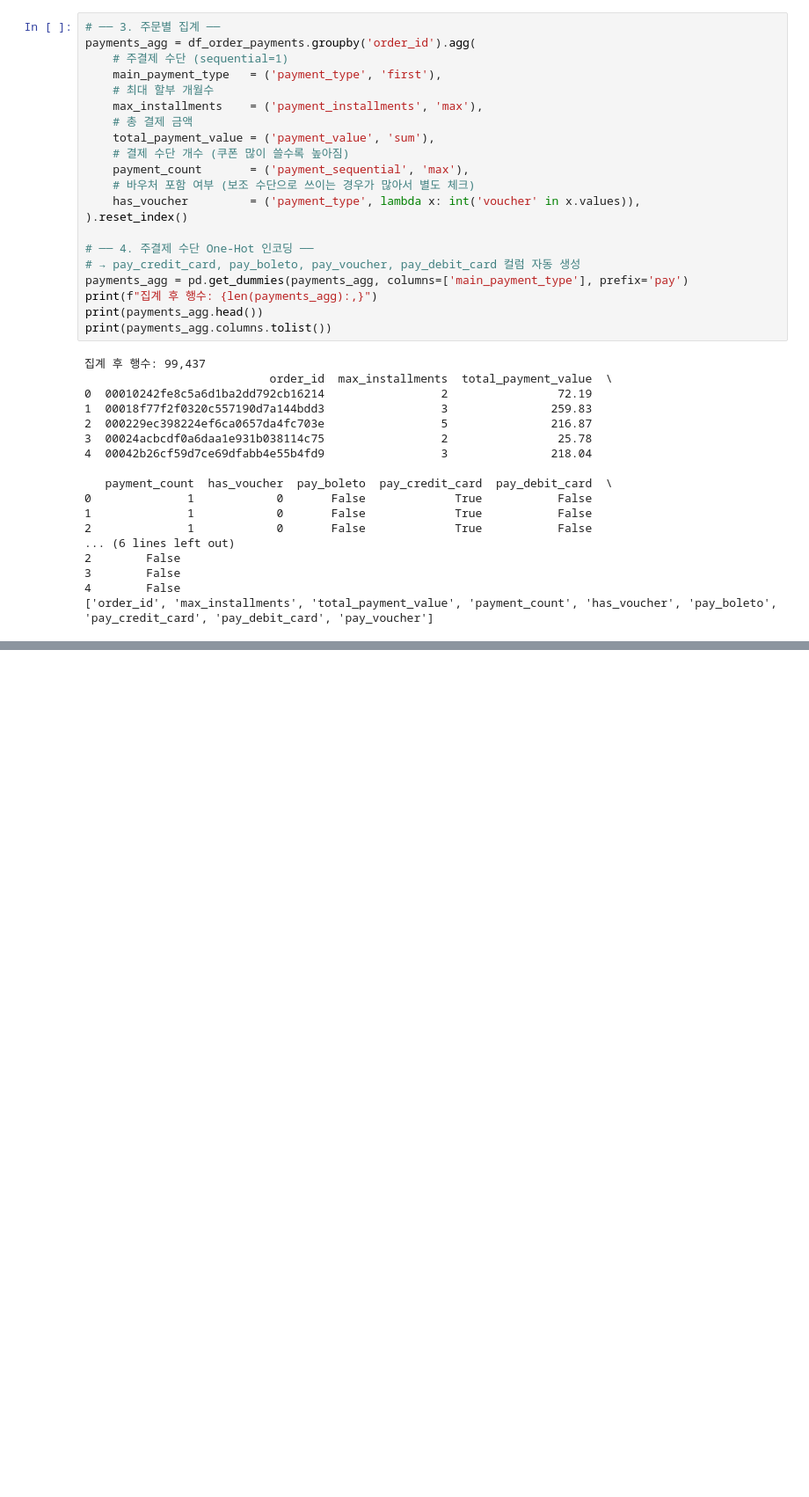
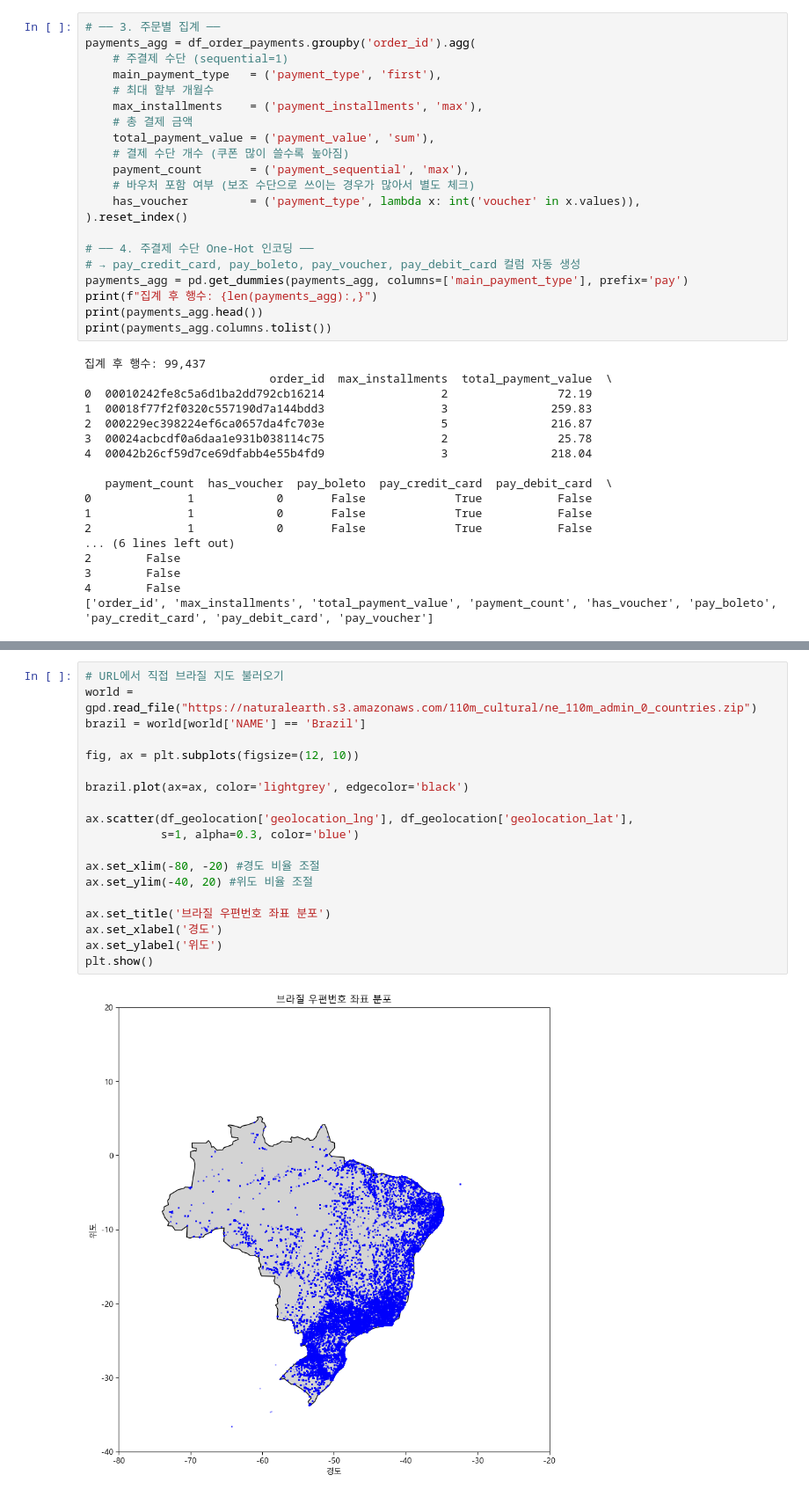
Before and after one commit to Kim-min-soo/it-s_advanced_project, a Jupyter notebook: works/all/full.ipynb, the cells around one changed output, grey strips where cells are left out. Shown at 88% size. Cells and saved outputs as stored; diff of their text form; blank space fills up the shorter version.

```diff
--- a/works/all/full.ipynb
+++ b/works/all/full.ipynb
@@ -995,0 +1160,21 @@ print(payments_agg.columns.tolist())
+# %%
+# URL에서 직접 브라질 지도 불러오기
+world = gpd.read_file("https://naturalearth.s3.amazonaws.com/110m_cultural/ne_110m_admin_0_countries.zip")
+brazil = world[world['NAME'] == 'Brazil']
+
+fig, ax = plt.subplots(figsize=(12, 10))
+
+brazil.plot(ax=ax, color='lightgrey', edgecolor='black')
+
+ax.scatter(df_geolocation['geolocation_lng'], df_geolocation['geolocation_lat'],
+           s=1, alpha=0.3, color='blue')
+
+ax.set_xlim(-80, -20) #경도 비율 조절
+ax.set_ylim(-40, 20) #위도 비율 조절
+
+ax.set_title('브라질 우편번호 좌표 분포')
+ax.set_xlabel('경도')
+ax.set_ylabel('위도')
+plt.show()
+# %% [output]
+[figure, added]
```
Also changed, not shown: parts of 28 cells of this notebook, 1 other file.
